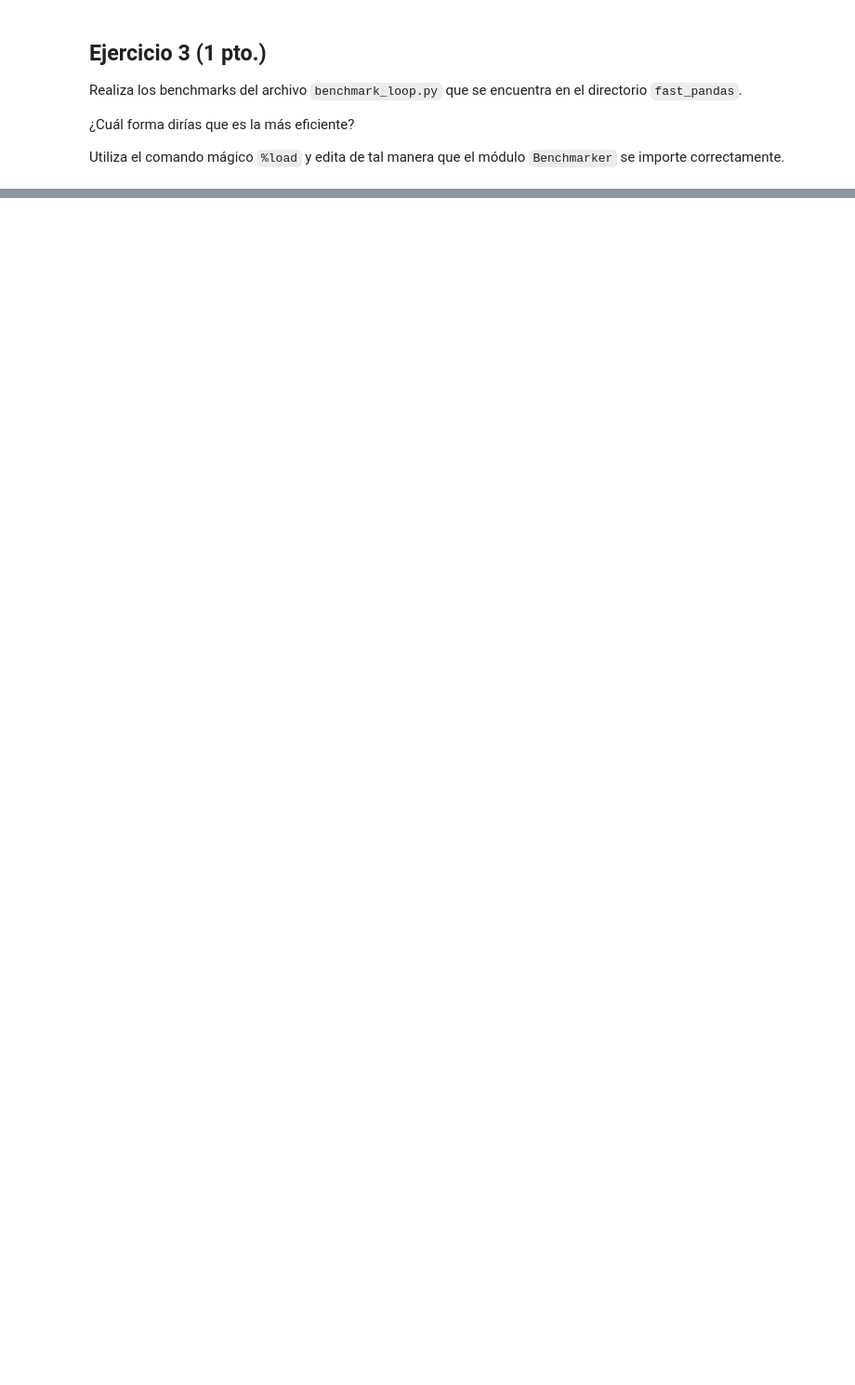
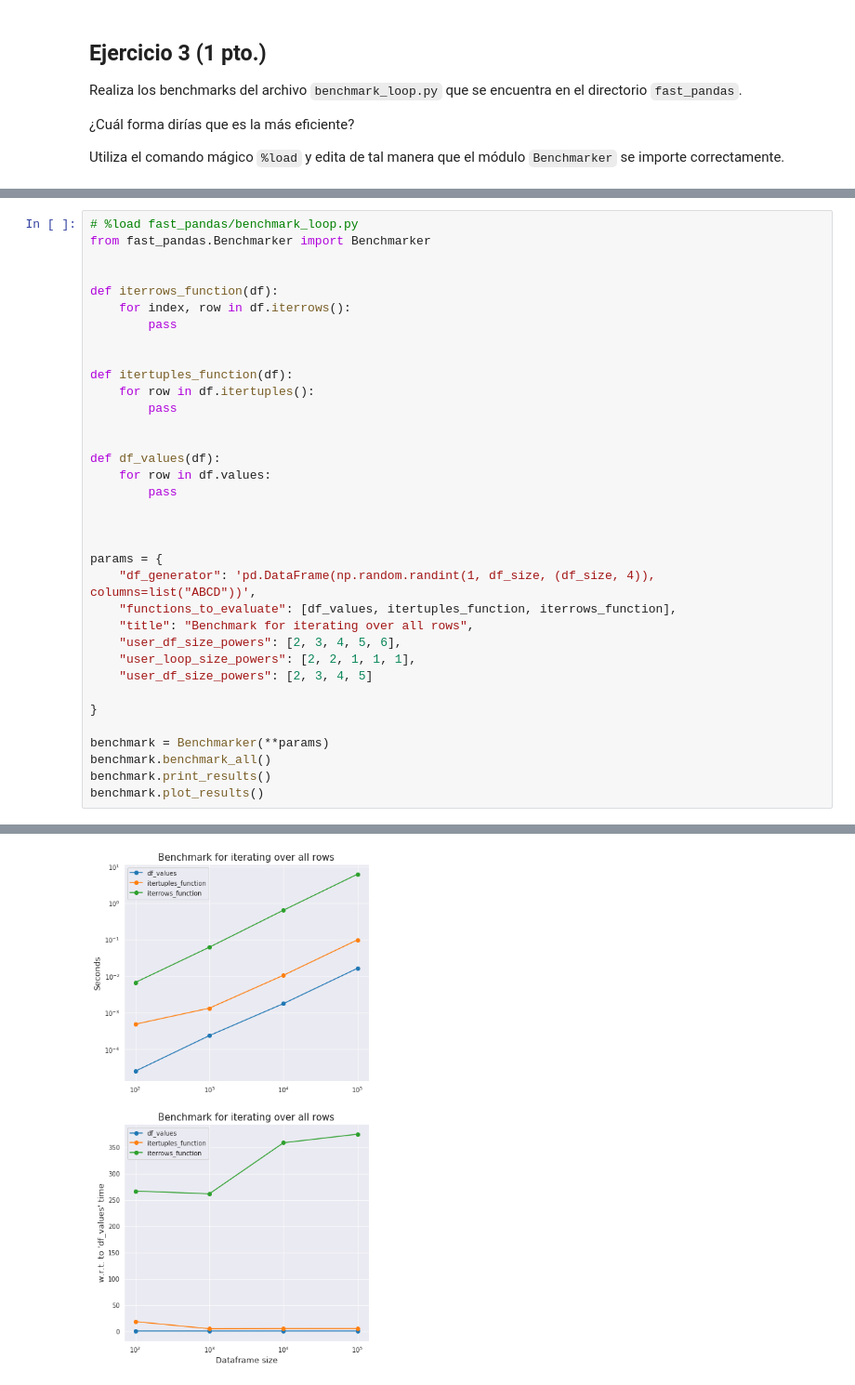
Before and after one commit to Crhlb/mat281_repositorio, a Jupyter notebook: m02_data_analysis/m02_c06_development/m02_c06_lab.ipynb, the cells around one changed output, grey strips where cells are left out. Shown: that part at 93% size. Saved outputs shown, nothing was run; the diff lists cells and outputs as text; blank space fills up the shorter version.

```diff
--- a/m02_data_analysis/m02_c06_development/m02_c06_lab.ipynb
+++ b/m02_data_analysis/m02_c06_development/m02_c06_lab.ipynb
@@ -108,0 +134,36 @@ __Respuesta__:
+# %%
+# %load fast_pandas/benchmark_loop.py
+from fast_pandas.Benchmarker import Benchmarker
+
+
+def iterrows_function(df):
+    for index, row in df.iterrows():
+        pass
+
+
+def itertuples_function(df):
+    for row in df.itertuples():
+        pass
+
+
+def df_values(df):
+    for row in df.values:
+        pass
+
+
+
+params = {
+    "df_generator": 'pd.DataFrame(np.random.randint(1, df_size, (df_size, 4)), columns=list("ABCD"))',
+    "functions_to_evaluate": [df_values, itertuples_function, iterrows_function],
+    "title": "Benchmark for iterating over all rows",
+    "user_df_size_powers": [2, 3, 4, 5, 6],
+    "user_loop_size_powers": [2, 2, 1, 1, 1],
+    "user_df_size_powers": [2, 3, 4, 5]
+
+}
+
+benchmark = Benchmarker(**params)
+benchmark.benchmark_all()
+benchmark.print_results()
+benchmark.plot_results()
+# %% [output]
@@ -108,0 +187 @@ __Respuesta__:
+[figure, added]
```
Also changed, not shown: parts of 10 cells of this notebook, 2 other files.
